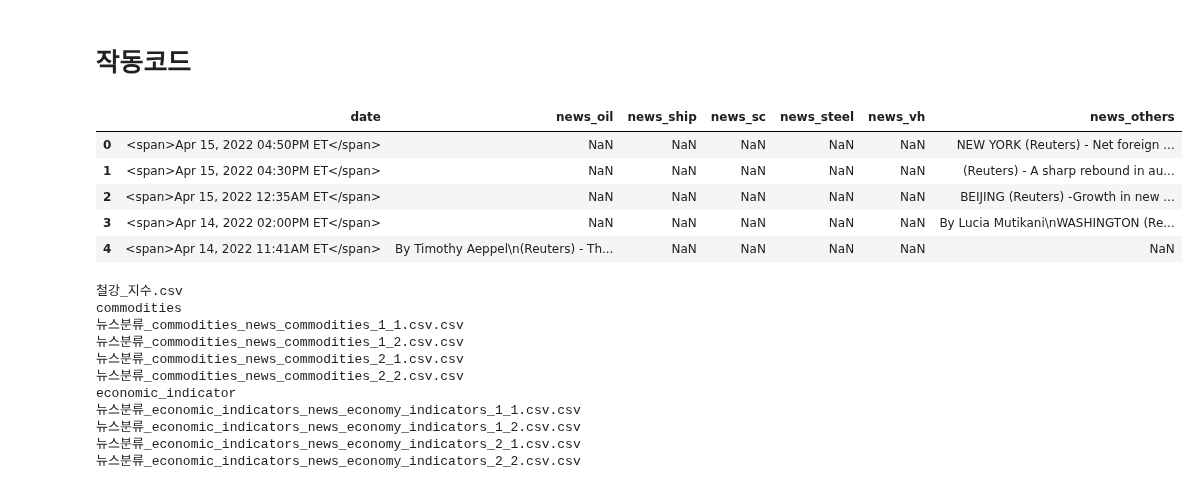
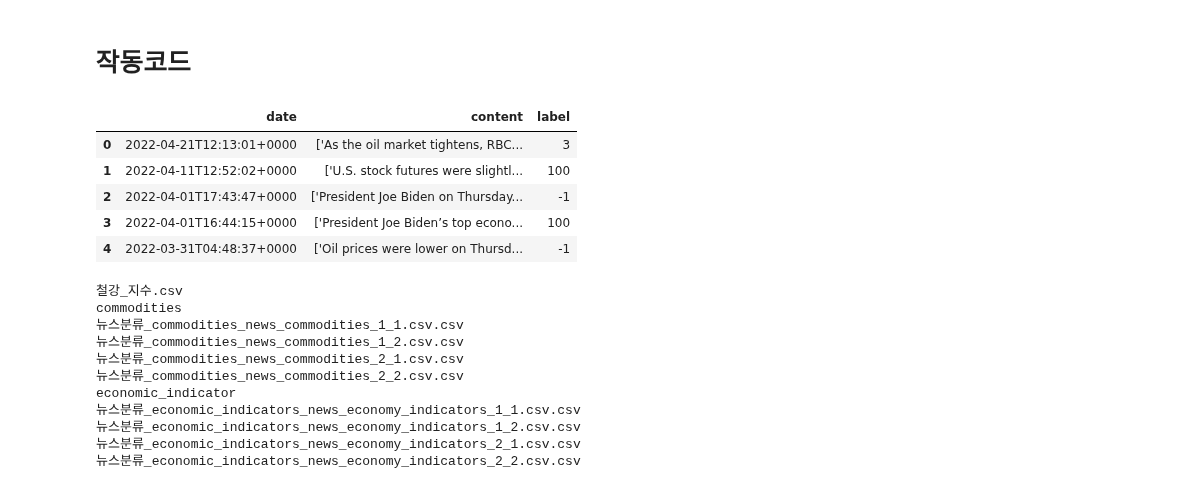
Before and after one commit to 21ckwj/fintech, a Jupyter notebook: 프로젝트4/데이터전처리_감성사전뉴스라벨부여.ipynb, the cells around one changed output. Cells and saved outputs as stored; diff of their text form; code cells hidden in the pictures.

```diff
--- a/프로젝트4/데이터전처리_감성사전뉴스라벨부여.ipynb
+++ b/프로젝트4/데이터전처리_감성사전뉴스라벨부여.ipynb
@@ -49,14 +51,14 @@ for sto in stock_list:
 # %% [markdown]
 # 작동코드
 # %%
-pd.read_csv('./data/1차뉴스분류/commodities/뉴스분류_commodities_news_commodities_1_1.csv.csv',index_col=0).head()
+pd.read_csv('./data/CNBC뉴스분류/labeled_news_oil_0_100_oil_price.csv.csv',index_col=0).head()
 # %% [output]
-|  | date | news_oil | news_ship | news_sc | news_steel | news_vh | news_others |
-| 0 | <span>Apr 15, 2022 04:50PM ET</span> | NaN | NaN | NaN | NaN | NaN | NEW YORK (Reuters) - Net foreign ... |
-| 1 | <span>Apr 15, 2022 04:30PM ET</span> | NaN | NaN | NaN | NaN | NaN | (Reuters) - A sharp rebound in au... |
-| 2 | <span>Apr 15, 2022 12:35AM ET</span> | NaN | NaN | NaN | NaN | NaN | BEIJING (Reuters) -Growth in new ... |
-| 3 | <span>Apr 14, 2022 02:00PM ET</span> | NaN | NaN | NaN | NaN | NaN | By Lucia Mutikani\nWASHINGTON (Re... |
-| 4 | <span>Apr 14, 2022 11:41AM ET</span> | By Timothy Aeppel\n(Reuters) - Th... | NaN | NaN | NaN | NaN | NaN |
+|  | date | content | label |
+| 0 | 2022-04-21T12:13:01+0000 | ['As the oil market tightens, RBC... | 3 |
+| 1 | 2022-04-11T12:52:02+0000 | ['U.S. stock futures were slightl... | 100 |
+| 2 | 2022-04-01T17:43:47+0000 | ['President Joe Biden on Thursday... | -1 |
+| 3 | 2022-04-01T16:44:15+0000 | ['President Joe Biden’s top econo... | 100 |
+| 4 | 2022-03-31T04:48:37+0000 | ['Oil prices were lower on Thursd... | -1 |
 # %%
 # stock_list , df 칼럼 설정해줘야함
 
```
Also changed, not shown: parts of 4 cells of this notebook.
